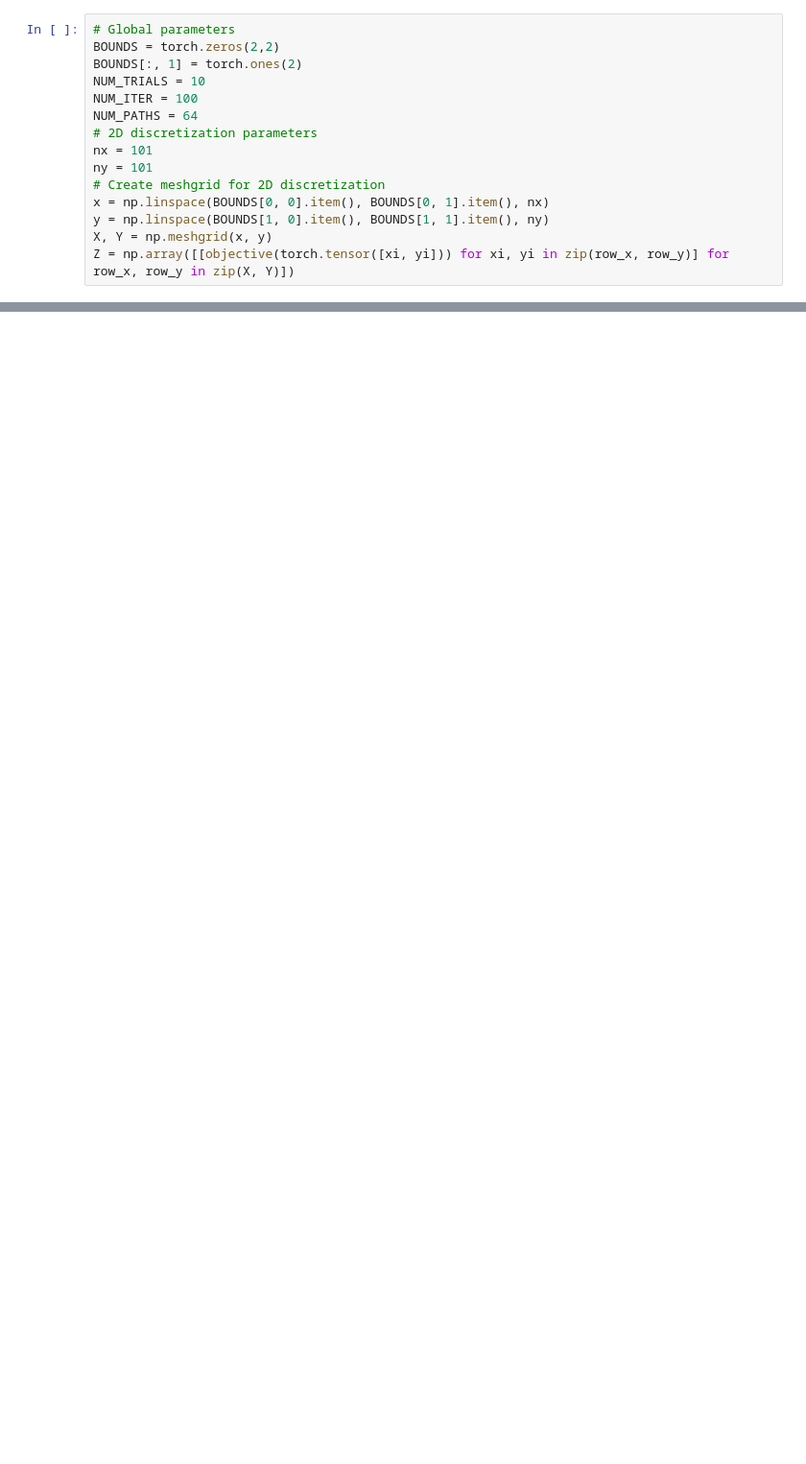
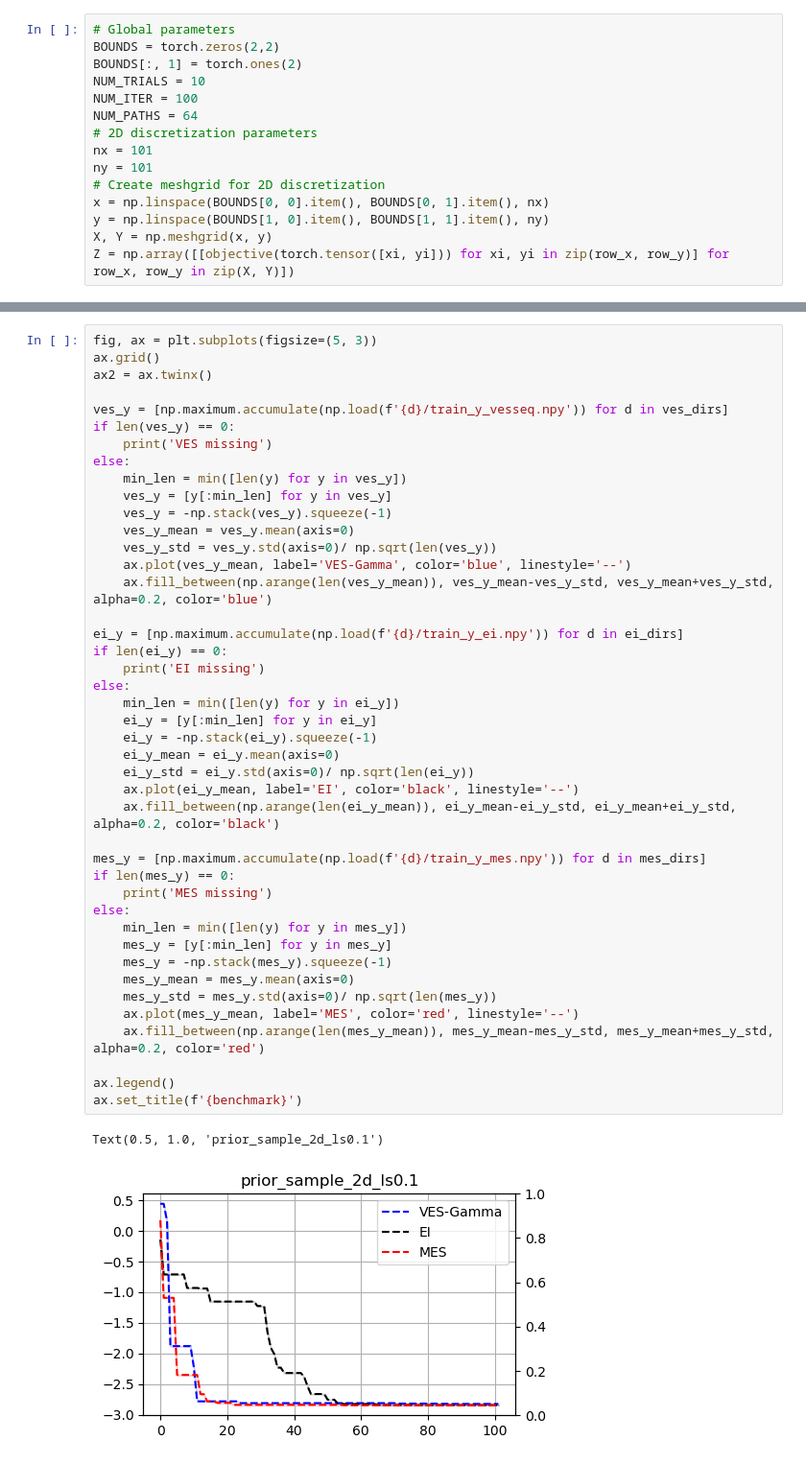
Before and after one commit to NUOJIN/variational-entropy-search, a Jupyter notebook: notebooks/plot_gpPrior_2d.ipynb, the cells around one changed output, grey strips where cells are left out. Shown at 96% size. Drawn from its saved outputs; the diff is of its cells as text; blank space fills up the shorter version.

```diff
--- a/notebooks/plot_gpPrior_2d.ipynb
+++ b/notebooks/plot_gpPrior_2d.ipynb
@@ -368,0 +354,46 @@ plt.show()
+# %%
+fig, ax = plt.subplots(figsize=(5, 3))
+ax.grid()
+ax2 = ax.twinx()
+
+ves_y = [np.maximum.accumulate(np.load(f'{d}/train_y_vesseq.npy')) for d in ves_dirs]
+if len(ves_y) == 0:
+    print('VES missing')
+else:
+    min_len = min([len(y) for y in ves_y])
+    ves_y = [y[:min_len] for y in ves_y]
+    ves_y = -np.stack(ves_y).squeeze(-1)
+    ves_y_mean = ves_y.mean(axis=0)
+    ves_y_std = ves_y.std(axis=0)/ np.sqrt(len(ves_y))
+    ax.plot(ves_y_mean, label='VES-Gamma', color='blue', linestyle='--')
+    ax.fill_between(np.arange(len(ves_y_mean)), ves_y_mean-ves_y_std, ves_y_mean+ves_y_std, alpha=0.2, color='blue')
+
+ei_y = [np.maximum.accumulate(np.load(f'{d}/train_y_ei.npy')) for d in ei_dirs]
+if len(ei_y) == 0:
+    print('EI missing')
+else:
+    min_len = min([len(y) for y in ei_y])
+    ei_y = [y[:min_len] for y in ei_y]
+    ei_y = -np.stack(ei_y).squeeze(-1)
+    ei_y_mean = ei_y.mean(axis=0)
+    ei_y_std = ei_y.std(axis=0)/ np.sqrt(len(ei_y))
+    ax.plot(ei_y_mean, label='EI', color='black', linestyle='--')
+    ax.fill_between(np.arange(len(ei_y_mean)), ei_y_mean-ei_y_std, ei_y_mean+ei_y_std, alpha=0.2, color='black')
+
+mes_y = [np.maximum.accumulate(np.load(f'{d}/train_y_mes.npy')) for d in mes_dirs]
+if len(mes_y) == 0:
+    print('MES missing')
+else:
+    min_len = min([len(y) for y in mes_y])
+    mes_y = [y[:min_len] for y in mes_y]
+    mes_y = -np.stack(mes_y).squeeze(-1)
+    mes_y_mean = mes_y.mean(axis=0)
+    mes_y_std = mes_y.std(axis=0)/ np.sqrt(len(mes_y))
+    ax.plot(mes_y_mean, label='MES', color='red', linestyle='--')
+    ax.fill_between(np.arange(len(mes_y_mean)), mes_y_mean-mes_y_std, mes_y_mean+mes_y_std, alpha=0.2, color='red')
+
+ax.legend()
+ax.set_title(f'{benchmark}')
+# %% [output]
+Text(0.5, 1.0, 'prior_sample_2d_ls0.1')
+[figure, added]
```
Also changed, not shown: parts of 3 cells of this notebook.
